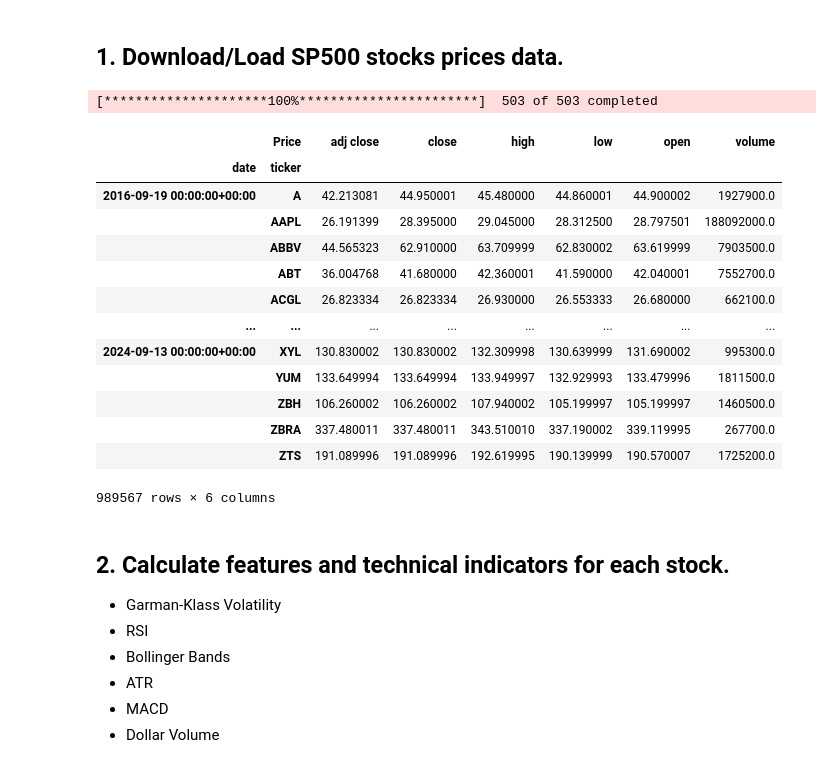
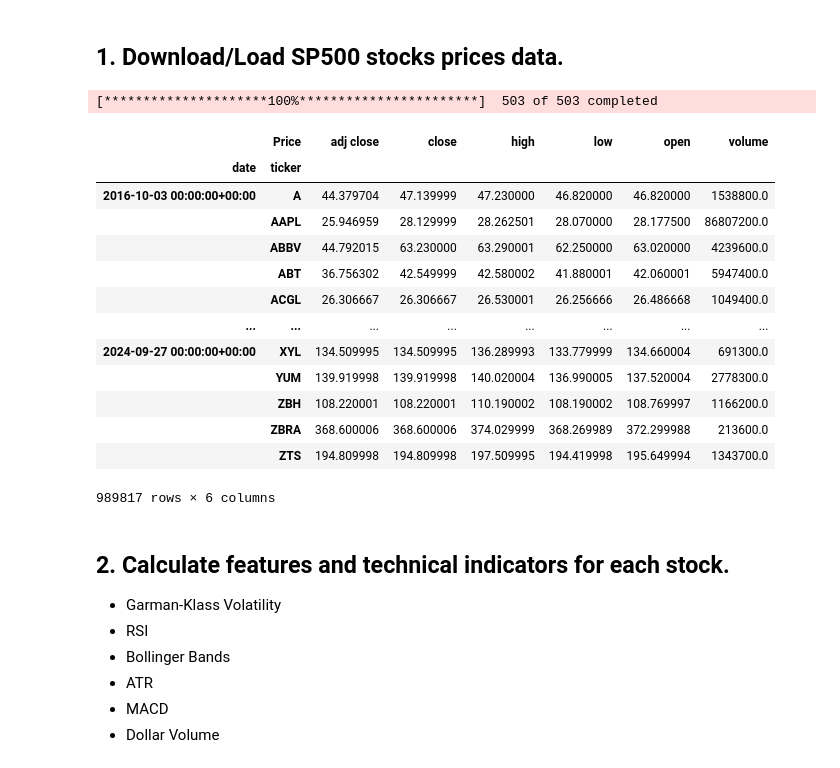
Before and after one commit to angadkhurana/ML-Algorithmic-Trading, a Jupyter notebook: ML_Quant_Strategies.ipynb, the cells around one changed output. Drawn from its saved outputs; the diff is of its cells as text; code cells hidden in the pictures.

```diff
--- a/ML_Quant_Strategies.ipynb
+++ b/ML_Quant_Strategies.ipynb
@@ -19,46 +19,46 @@ import statsmodels.api as sm
 import pandas as pd
 import numpy as np
 import datetime as dt
 import yfinance as yf
 import pandas_ta
 import warnings
 warnings.filterwarnings('ignore')
 
 sp500 = pd.read_html('https://en.wikipedia.org/wiki/List_of_S%26P_500_companies')[0]
 
 sp500['Symbol'] = sp500['Symbol'].str.replace('.', '-')
 
 symbols_list = sp500['Symbol'].unique().tolist()
 
-end_date = '2024-09-16'
+end_date = '2024-09-29'
 
 start_date = pd.to_datetime(end_date)-pd.DateOffset(365*8)
 
 df = yf.download(tickers=symbols_list,
                  start=start_date,
                  end=end_date).stack()
 
 df.index.names = ['date', 'ticker']
 
 df.columns = df.columns.str.lower()
 
 df
 # %% [output]
 [*********************100%***********************]  503 of 503 completed
 |  | Price | adj close | close | high | low | open | volume |
 | date | ticker |  |  |  |  |  |  |
-| 2016-09-19 00:00:00+00:00 | A | 42.213081 | 44.950001 | 45.480000 | 44.860001 | 44.900002 | 1927900.0 |
-|  | AAPL | 26.191399 | 28.395000 | 29.045000 | 28.312500 | 28.797501 | 188092000.0 |
-|  | ABBV | 44.565323 | 62.910000 | 63.709999 | 62.830002 | 63.619999 | 7903500.0 |
-|  | ABT | 36.004768 | 41.680000 | 42.360001 | 41.590000 | 42.040001 | 7552700.0 |
-|  | ACGL | 26.823334 | 26.823334 | 26.930000 | 26.553333 | 26.680000 | 662100.0 |
+| 2016-10-03 00:00:00+00:00 | A | 44.379704 | 47.139999 | 47.230000 | 46.820000 | 46.820000 | 1538800.0 |
+|  | AAPL | 25.946959 | 28.129999 | 28.262501 | 28.070000 | 28.177500 | 86807200.0 |
+|  | ABBV | 44.792015 | 63.230000 | 63.290001 | 62.250000 | 63.020000 | 4239600.0 |
+|  | ABT | 36.756302 | 42.549999 | 42.580002 | 41.880001 | 42.060001 | 5947400.0 |
+|  | ACGL | 26.306667 | 26.306667 | 26.530001 | 26.256666 | 26.486668 | 1049400.0 |
 | ... | ... | ... | ... | ... | ... | ... | ... |
-| 2024-09-13 00:00:00+00:00 | XYL | 130.830002 | 130.830002 | 132.309998 | 130.639999 | 131.690002 | 995300.0 |
-|  | YUM | 133.649994 | 133.649994 | 133.949997 | 132.929993 | 133.479996 | 1811500.0 |
-|  | ZBH | 106.260002 | 106.260002 | 107.940002 | 105.199997 | 105.199997 | 1460500.0 |
-|  | ZBRA | 337.480011 | 337.480011 | 343.510010 | 337.190002 | 339.119995 | 267700.0 |
-|  | ZTS | 191.089996 | 191.089996 | 192.619995 | 190.139999 | 190.570007 | 1725200.0 |
+| 2024-09-27 00:00:00+00:00 | XYL | 134.509995 | 134.509995 | 136.289993 | 133.779999 | 134.660004 | 691300.0 |
+|  | YUM | 139.919998 | 139.919998 | 140.020004 | 136.990005 | 137.520004 | 2778300.0 |
+|  | ZBH | 108.220001 | 108.220001 | 110.190002 | 108.190002 | 108.769997 | 1166200.0 |
+|  | ZBRA | 368.600006 | 368.600006 | 374.029999 | 368.269989 | 372.299988 | 213600.0 |
+|  | ZTS | 194.809998 | 194.809998 | 197.509995 | 194.419998 | 195.649994 | 1343700.0 |
-989567 rows × 6 columns
+989817 rows × 6 columns
 # %% [markdown]
 ## 2. Calculate features and technical indicators for each stock.
 
```
Also changed, not shown: parts of 29 cells of this notebook.
